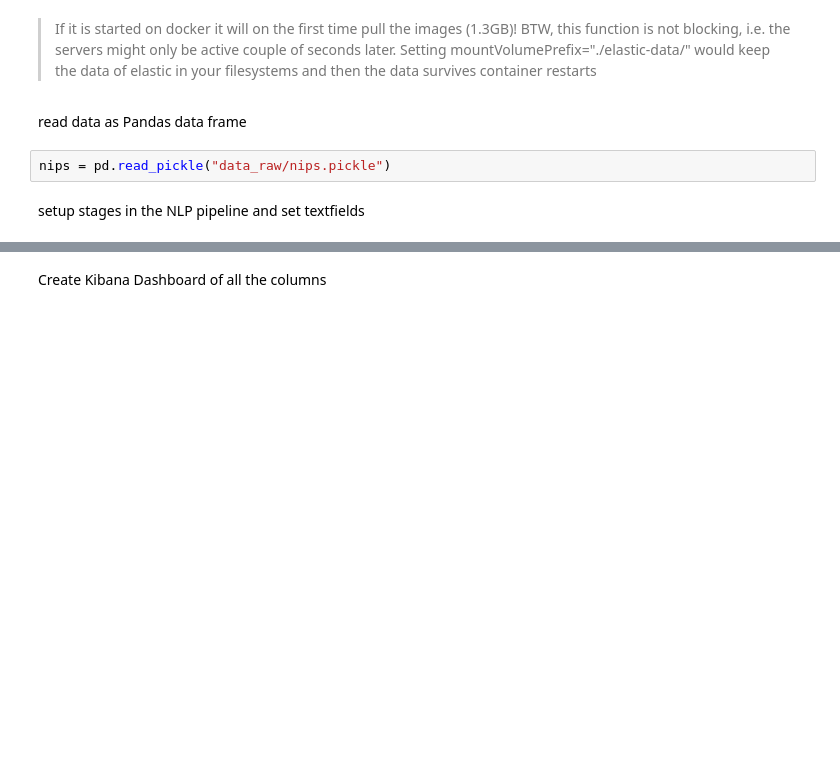
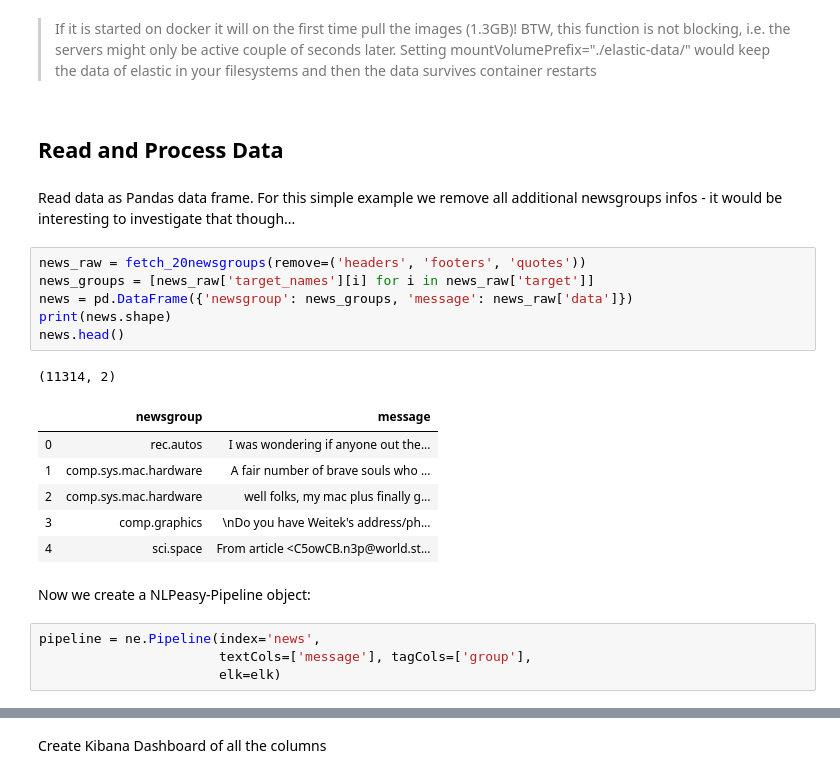
Before and after one commit to d-one/NLPeasy, a Jupyter notebook: demo.ipynb, the cells around one changed output, grey strips where cells are left out. Cells and saved outputs as stored; diff of their text form; blank space fills up the shorter version.

Commit message:
added demo.ipynb; better README.md with self-contained example; small fixes

```diff
--- a/demo.ipynb
+++ b/demo.ipynb
@@ -17,9 +54,27 @@ Kibana on http://localhost:32771
 BTW, this function is not blocking, i.e. the servers might only be active couple of seconds later.
 Setting mountVolumePrefix="./elastic-data/" would keep the data of elastic in your
 filesystems and then the data survives container restarts
-# %% [markdown]
-read data as Pandas data frame
-# %%
-nips = pd.read_pickle("data_raw/nips.pickle")
-# %% [markdown]
-setup stages in the NLP pipeline and set textfields
+# %% [markdown]
+## Read and Process Data
+# %% [markdown]
+Read data as Pandas data frame. For this simple example we remove all additional newsgroups infos - it would be interesting to investigate that though...
+# %%
+news_raw = fetch_20newsgroups(remove=('headers', 'footers', 'quotes'))
+news_groups = [news_raw['target_names'][i] for i in news_raw['target']]
+news = pd.DataFrame({'newsgroup': news_groups, 'message': news_raw['data']})
+print(news.shape)
+news.head()
+# %% [output]
+(11314, 2)
+|  | newsgroup | message |
+| 0 | rec.autos | I was wondering if anyone out the... |
+| 1 | comp.sys.mac.hardware | A fair number of brave souls who ... |
+| 2 | comp.sys.mac.hardware | well folks, my mac plus finally g... |
+| 3 | comp.graphics | \nDo you have Weitek's address/ph... |
+| 4 | sci.space | From article <C5owCB.n3p@world.st... |
+# %% [markdown]
+Now we create a NLPeasy-Pipeline object:
+# %%
+pipeline = ne.Pipeline(index='news',
+                       textCols=['message'], tagCols=['group'],
+                       elk=elk)
```
Also changed, not shown: parts of 32 cells of this notebook, 3 other files.
